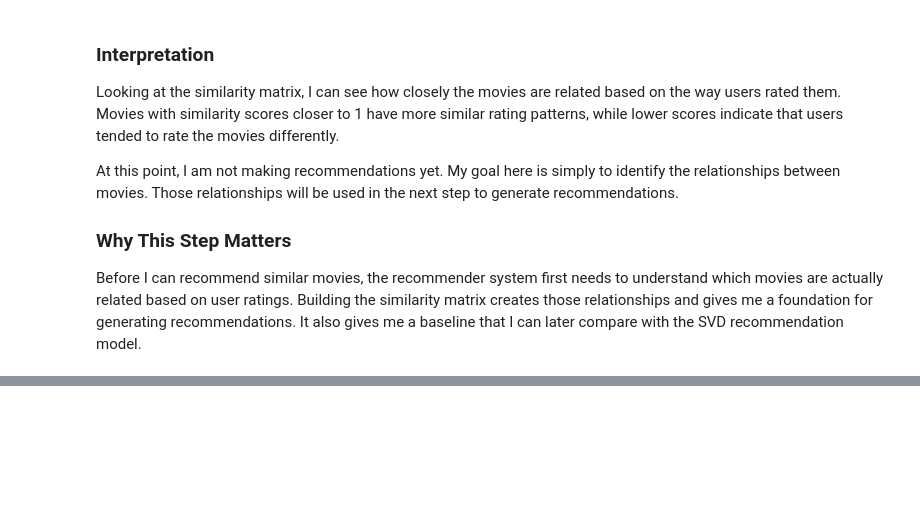
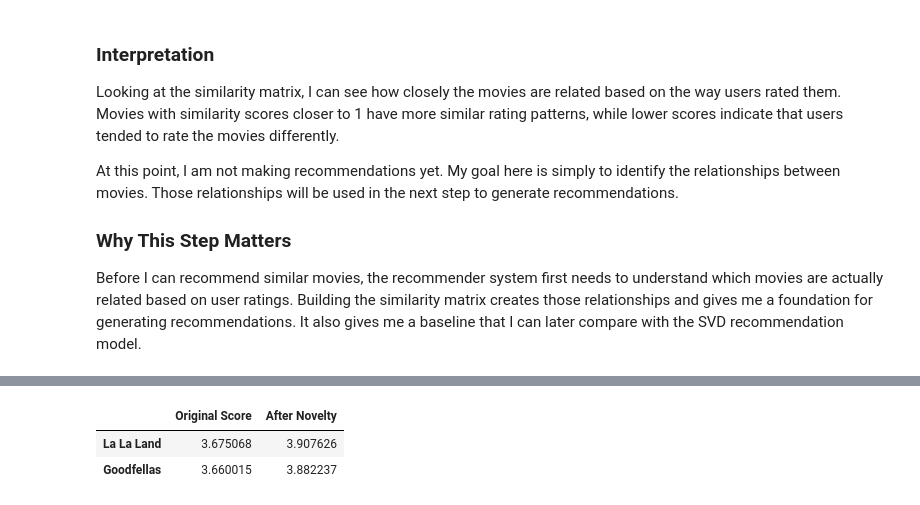
Before and after one commit to klkid969/DATA612_Project_4_Accuracy_and_Beyond, a Jupyter notebook: DATA612_Project_4_Accuracy_and_Beyond.ipynb, the cells around one changed output, grey strips where cells are left out. Saved outputs shown, nothing was run; the diff lists cells and outputs as text; code cells hidden in the pictures; blank space fills up the shorter version.

```diff
--- a/DATA612_Project_4_Accuracy_and_Beyond.ipynb
+++ b/DATA612_Project_4_Accuracy_and_Beyond.ipynb
@@ -176,0 +214,4 @@ Before I can recommend similar movies, the recommender system first needs to und
+# %%
+recommendations = get_item_based_recommendations("User_1", ratings, ratings_filled, item_similarity_df)
+
+recommendations
@@ -176,0 +430,10 @@ Before I can recommend similar movies, the recommender system first needs to und
+# %%
+# Generate recommendations for User_1
+recommendations = get_item_based_recommendations(
+    "User_1",
+    ratings,
+    ratings_filled,
+    item_similarity_df
+)
+
+recommendations
@@ -176,0 +445,9 @@ Before I can recommend similar movies, the recommender system first needs to und
+# %%
+# Combine recommendation scores with novelty scores
+novel_recommendations = recommendations.copy()
+
+for movie in novel_recommendations.index:
+    novel_recommendations[movie] += novelty_score[movie] * 10
+
+# Display the updated recommendations
+novel_recommendations.sort_values(ascending=False)
@@ -176,0 +479,11 @@ Before I can recommend similar movies, the recommender system first needs to und
+# %%
+comparison = pd.DataFrame({
+    "Original Score": recommendations,
+    "After Novelty": novel_recommendations
+})
+
+comparison
+# %% [output]
+|  | Original Score | After Novelty |
+| La La Land | 3.675068 | 3.907626 |
+| Goodfellas | 3.660015 | 3.882237 |
```
Also changed, not shown: parts of 27 cells of this notebook.
